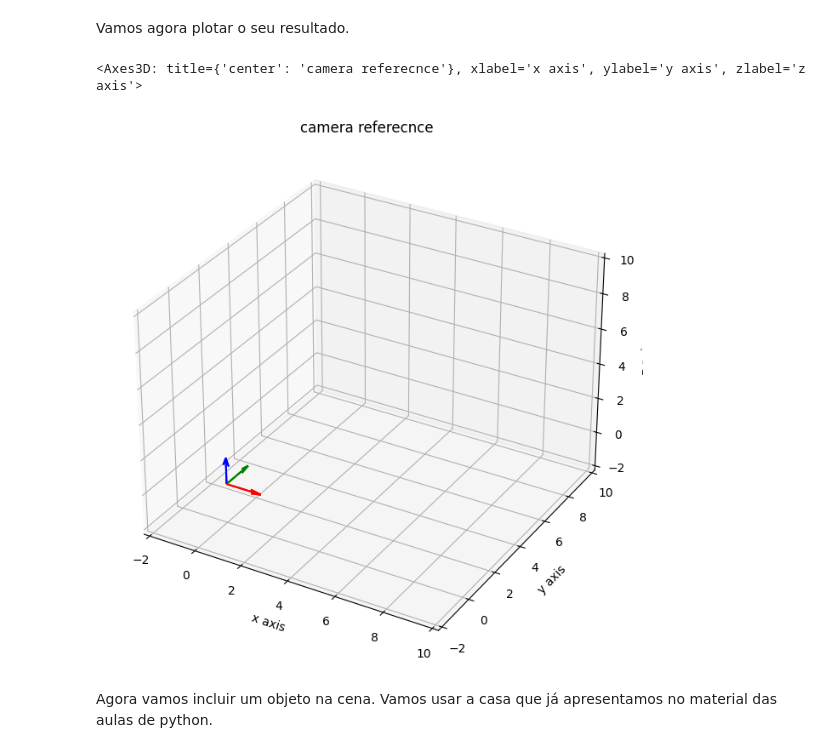
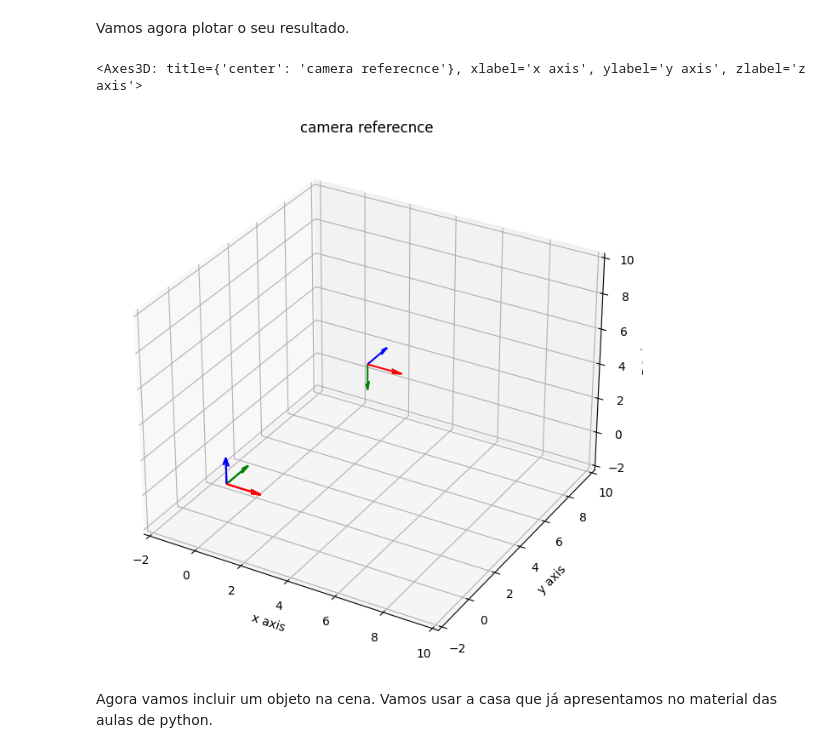
Before and after one commit to MauricioPimenta/ComputerVision, a Jupyter notebook: 2023.09-atividade_movimento_corpo_rigido.ipynb, the cells around one changed output. Cells and saved outputs as stored; diff of their text form; code cells hidden in the pictures.

```diff
--- a/2023.09-atividade_movimento_corpo_rigido.ipynb
+++ b/2023.09-atividade_movimento_corpo_rigido.ipynb
@@ -45,6 +45,43 @@ np.set_printoptions(formatter={'float': lambda x: "{0:0.3f}".format(x)})
 np.set_printoptions(precision=3,suppress=True)
 # %% [markdown]
 Crie suas funções de translação e rotação nos três eixos.
+# %%
+from math import *
+
+def myRotateZ(angle):
+    R = np.array([  [cos(angle),    -sin(angle),    0,      0],
+                    [sin(angle),    cos(angle),     0,      0],
+                    [   0,              0,          1,      0],
+                    [   0,              0,          0,      1] ] )
+    #print(R)
+
+    return R
+
+def myRotateY(angle):
+    R = np.array([  [cos(angle),        0,      sin(angle),      0],
+                    [    0,             1,          0,           0],
+                    [-sin(angle),       0,      cos(angle),      0],
+                    [   0,              0,          0,           1] ] )
+    #print(R)
+
+    return R
+
+def myRotateX(angle):
+    R = np.array([  [   1,              0,              0,            0],
+                    [   0,          cos(angle),    -sin(angle),       0],
+                    [   0,          sin(angle),    cos(angle),        0],
+                    [   0,              0,              0,            1] ] )
+    #print(R)
+
+    return R
+
+def myTranslate(dx, dy, dz):
+    T = np.array([  [1, 0,  0,  dx],
+                    [0, 1,  0,  dy],
+                    [0, 0,  1,  dz],
+                    [0, 0,  0,  1 ]     ])
+
+    return T
 # %%
 # base vector values
 e1 = np.array([[1],[0],[0],[0]]) # X
@@ -89,5 +126,8 @@ Execute as transformações necessárias para posicionar o eixo óptico da câme
 Faça o seu código abaixo.
 # %%
 # Faça as transformações
+cam2 = myRotateX(-pi/2) @ cam
+cam2 = myTranslate(2,7,3) @ cam2
+# Imprima o valor da camera original e camera transformada
 
-# Imprima o valor da camera original e camera transformada
+print(cam); print(); print(cam2)
@@ -96,10 +146,12 @@ Vamos agora plotar o seu resultado.
 # %%
 ax0 = set_plot(lim=[-2,10])
 draw_arrows(point,base,ax0)
 draw_arrows(cam[:,-1],cam[:,0:3],ax0)
+
+draw_arrows(cam2[:,-1],cam2[:,0:3],ax0)
 # %% [output]
 <Axes3D: title={'center': 'camera referecnce'}, xlabel='x axis', ylabel='y axis', zlabel='z axis'>
-[figure, old version]
+[figure, new version]
 # %% [markdown]
 Agora vamos incluir um objeto na cena. Vamos usar a casa que já apresentamos no material das aulas de python.
 # %%
```
Also changed, not shown: parts of 2 cells of this notebook.
